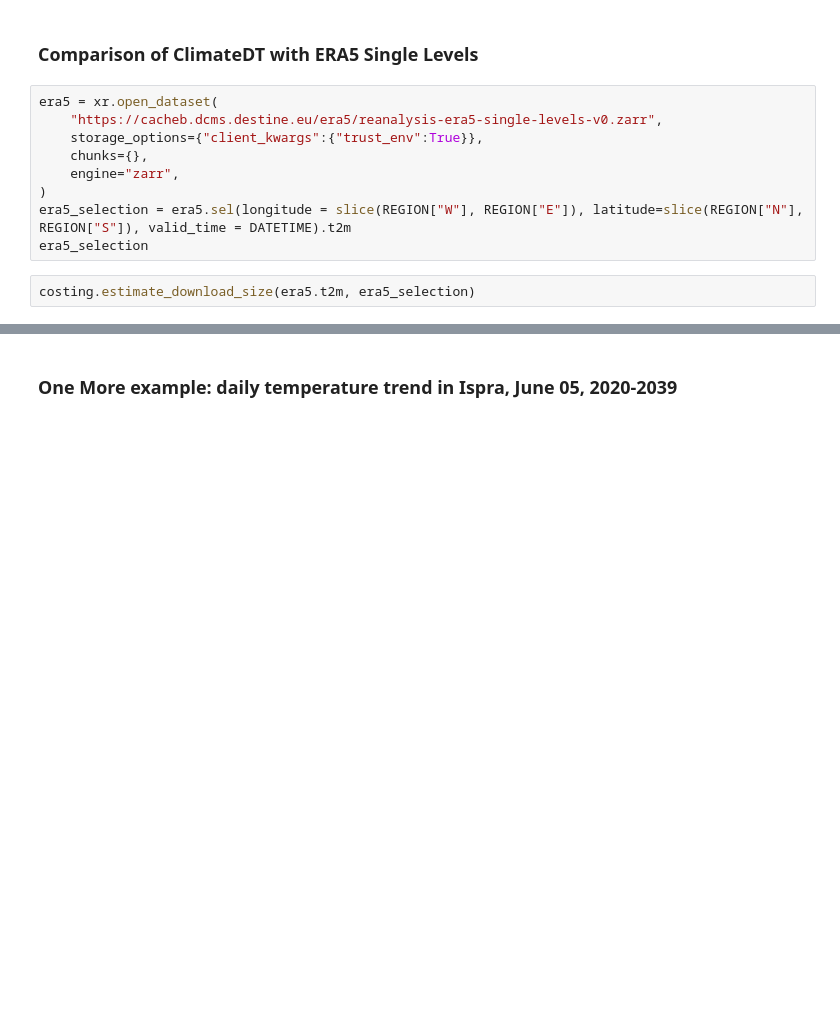
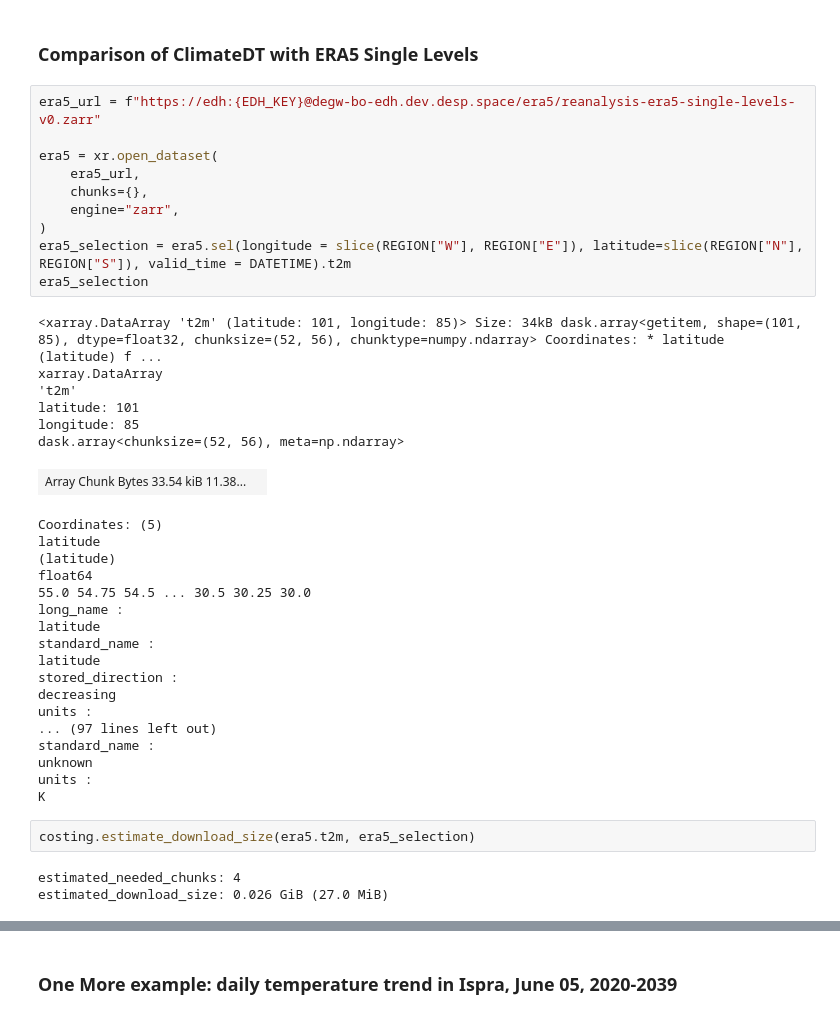
Before and after one commit to SercoSPA/DESP-UserWorkflowService-Templates, a Jupyter notebook: EarthDataHub/JRC-workshop-demo.ipynb, the cells around one changed output, grey strips where cells are left out. Saved outputs shown, nothing was run; the diff lists cells and outputs as text; blank space fills up the shorter version.

```diff
--- a/EarthDataHub/JRC-workshop-demo.ipynb
+++ b/EarthDataHub/JRC-workshop-demo.ipynb
@@ -61,15 +112,44 @@ selection.plot() # quick Xarray plot, not very pretty
 # %% [markdown]
 ### Comparison of ClimateDT with ERA5 Single Levels
 # %%
+era5_url = f"https://edh:{EDH_KEY}@degw-bo-edh.dev.desp.space/era5/reanalysis-era5-single-levels-v0.zarr"
+
 era5 = xr.open_dataset(
-    "https://cacheb.dcms.destine.eu/era5/reanalysis-era5-single-levels-v0.zarr",
-    storage_options={"client_kwargs":{"trust_env":True}},
+    era5_url,
     chunks={},
     engine="zarr",
 )
 era5_selection = era5.sel(longitude = slice(REGION["W"], REGION["E"]), latitude=slice(REGION["N"], REGION["S"]), valid_time = DATETIME).t2m
 era5_selection
+# %% [output]
+<xarray.DataArray 't2m' (latitude: 101, longitude: 85)> Size: 34kB dask.array<getitem, shape=(101, 85), dtype=float32, chunksize=(52, 56), chunktype=numpy.ndarray> Coordinates: * latitude (latitude) f ...
+xarray.DataArray
+'t2m'
+latitude: 101
+longitude: 85
+dask.array<chunksize=(52, 56), meta=np.ndarray>
+| Array Chunk Bytes 33.54 kiB 11.38... |  |
+Coordinates: (5)
+latitude
+(latitude)
+float64
+55.0 54.75 54.5 ... 30.5 30.25 30.0
+long_name :
+latitude
+standard_name :
+latitude
+stored_direction :
+decreasing
+units :
+... (97 lines left out)
+standard_name :
+unknown
+units :
+K
 # %%
 costing.estimate_download_size(era5.t2m, era5_selection)
+# %% [output]
+estimated_needed_chunks: 4
+estimated_download_size: 0.026 GiB (27.0 MiB)
 # %%
 era5_selection.load()
```
Also changed, not shown: parts of 24 cells of this notebook, 5 other files.
